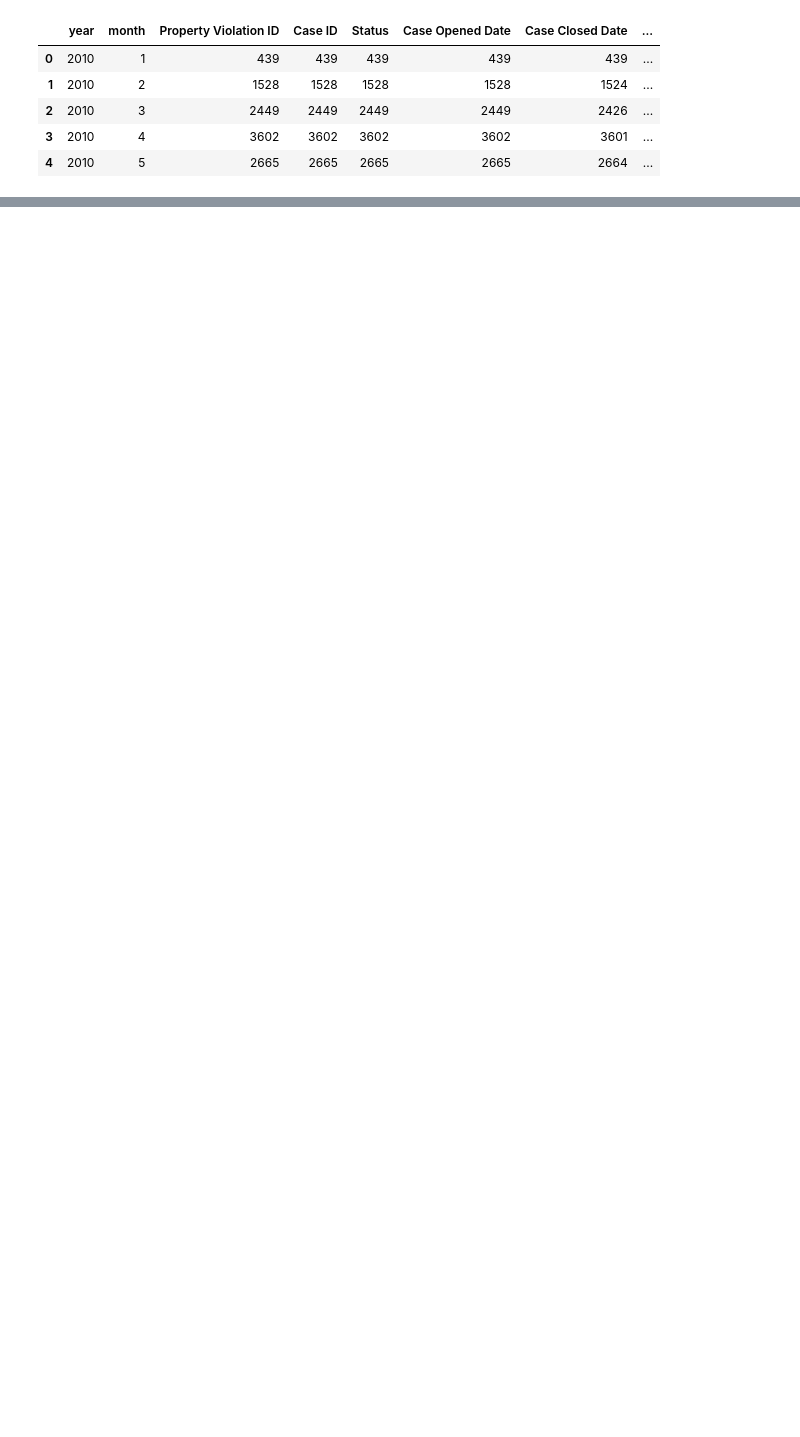
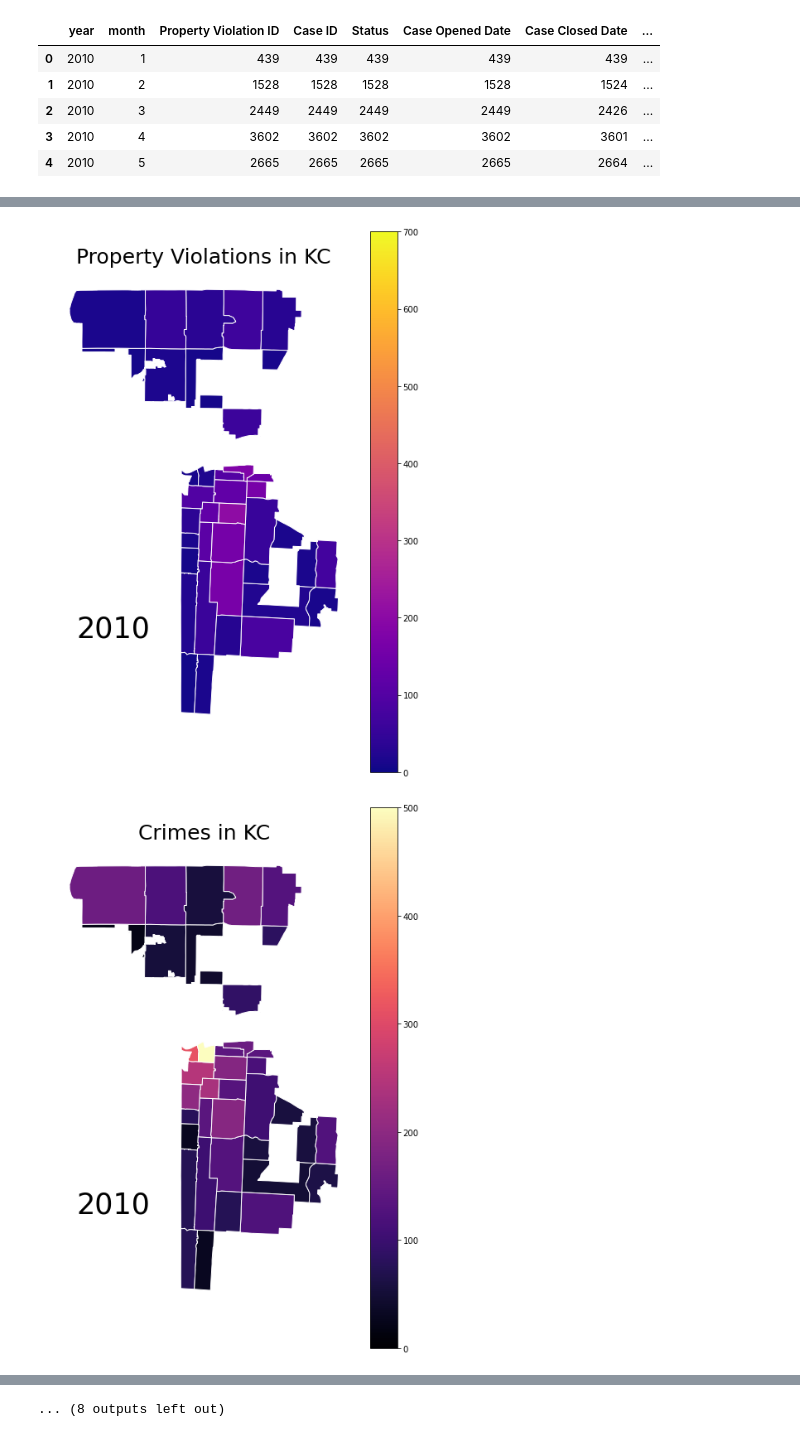
Before and after one commit to sjhaluck/KCMO-Property-and-Crime, a Jupyter notebook: KC_property_crime.ipynb, the cells around one changed output, grey strips where cells are left out. Saved outputs shown, nothing was run; the diff lists cells and outputs as text; code cells hidden in the pictures; blank space fills up the shorter version.

```diff
--- a/KC_property_crime.ipynb
+++ b/KC_property_crime.ipynb
@@ -1241,0 +1368,10 @@ plt.show()
+# %%
+# create a list of the years included in this analysis
+list_of_years = list(range(2010,2020,1))
+# %%
+# for each year in the analysis, normalize the crime and property violation counts (incidents per 1000 people)
+for year in list_of_years:
+    zips['violations_{}'.format(year)] = zips['violations_{}'.format(year)]/zips['Population']*1000
+    zips['crimes_{}'.format(year)] = zips['crimes_{}'.format(year)]/zips['Population']*1000
+zips['violations_total'] = zips['violations_total']/zips['Population']*1000
+zips['crimes_total'] = zips['crimes_total']/zips['Population']*1000
@@ -1241,0 +1391,10 @@ plt.show()
+# %%
+# min and max for property violations per 1000 residents
+vmin, vmax = 0,700
+# min and max for crimes per 1000 residents
+cmin, cmax = 0,500
+# %%
+# import os library for storing image files later
+import os
+# path to folder created for storing images
+output_path = 'charts/maps'
@@ -1241,0 +1403,24 @@ plt.show()
+# %%
+for year in list_of_years:
+    fig = zips.query('Population > 1000').plot(column='violations_{}'.format(year), cmap='plasma', figsize=(8,12),
+                    linewidth=1.0, edgecolor='1.0',vmin=vmin, vmax=vmax, legend=True,
+                   norm=plt.Normalize(vmin=vmin, vmax=vmax))
+    fig.axis('off')
+    fig.set_title('Property Violations in KC', fontdict={'fontsize':'25', 'fontweight':'3'})
+    fig.annotate(year,xy=(0.1,0.3), xycoords='figure fraction', horizontalalignment='left',verticalalignment='top', fontsize=35)
+    filepath = os.path.join(output_path, 'violations_{}'.format(year)+'.jpg')
+    chart = fig.get_figure()
+    chart.savefig(filepath, dpi=300)
+
+    fig = zips.query('Population > 1000').plot(column='crimes_{}'.format(year), cmap='magma', figsize=(8,12),
+                    linewidth=1.0, edgecolor='1.0',vmin=cmin, vmax=cmax, legend=True,
+                   norm=plt.Normalize(vmin=cmin, vmax=cmax))
+    fig.axis('off')
+    fig.set_title('Crimes in KC', fontdict={'fontsize':'25', 'fontweight':'3'})
+    fig.annotate(year,xy=(0.1,0.3), xycoords='figure fraction', horizontalalignment='left',verticalalignment='top', fontsize=35)
+    filepath = os.path.join(output_path, 'crimes_{}'.format(year)+'.jpg')
+    chart = fig.get_figure()
+    chart.savefig(filepath, dpi=300)
+# %% [output]
+[figure, added]
+[figure, added]
@@ -1241,0 +1437 @@ plt.show()
+... (8 outputs left out)
```
Also changed, not shown: parts of 26 cells of this notebook, 22 other files.
